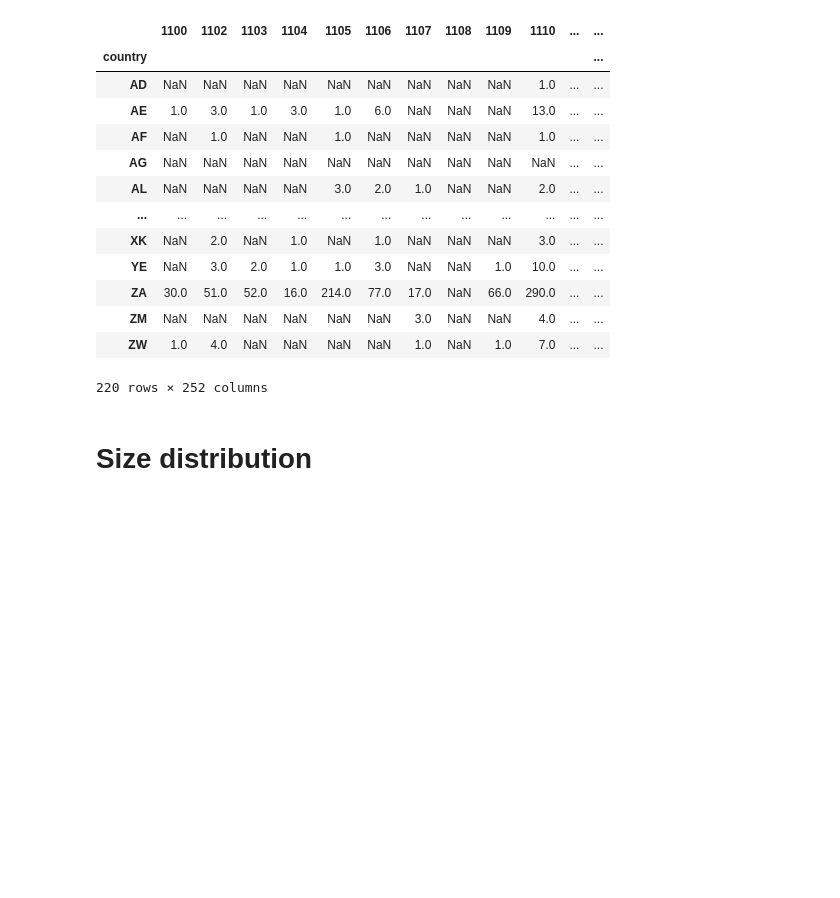
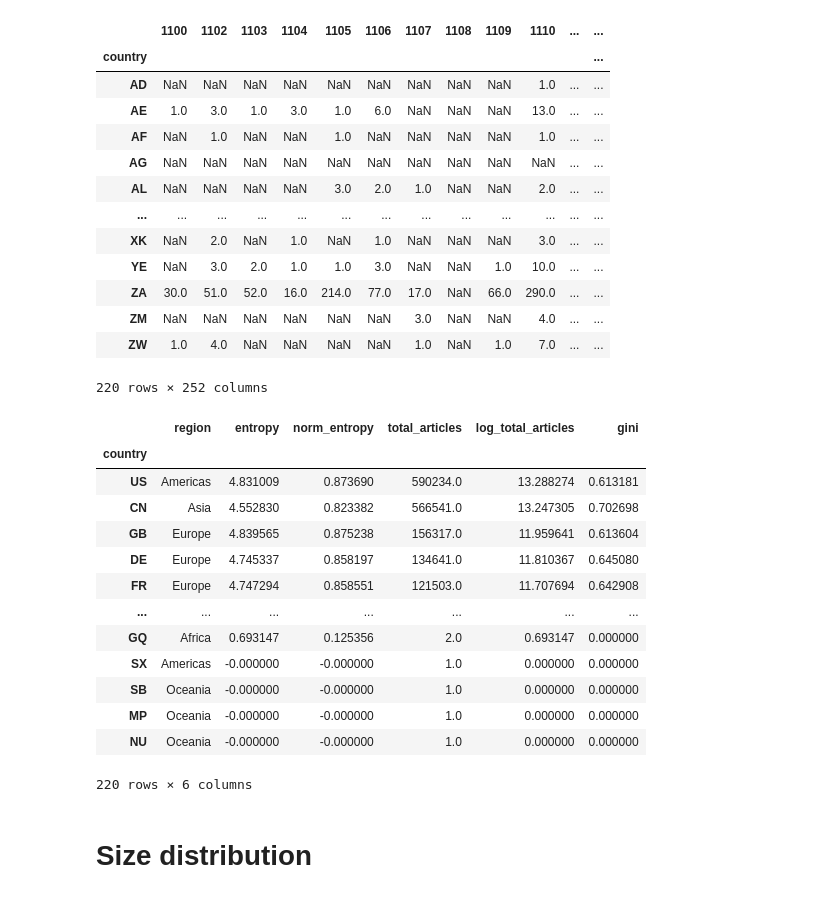
Before and after one commit to irivorobey/geoTopics, a Jupyter notebook: test_articles_by_country.ipynb, the cells around one changed output. Drawn from its saved outputs; the diff is of its cells as text; code cells hidden in the pictures; blank space fills up the shorter version.

```diff
--- a/test_articles_by_country.ipynb
+++ b/test_articles_by_country.ipynb
@@ -59,4 +54,21 @@ df_country_stats = (
 )
+# %%
+df_country_stats
+# %% [output]
+|  | region | entropy | norm_entropy | total_articles | log_total_articles | gini |
+| country |  |  |  |  |  |  |
+| US | Americas | 4.831009 | 0.873690 | 590234.0 | 13.288274 | 0.613181 |
+| CN | Asia | 4.552830 | 0.823382 | 566541.0 | 13.247305 | 0.702698 |
+| GB | Europe | 4.839565 | 0.875238 | 156317.0 | 11.959641 | 0.613604 |
+| DE | Europe | 4.745337 | 0.858197 | 134641.0 | 11.810367 | 0.645080 |
+| FR | Europe | 4.747294 | 0.858551 | 121503.0 | 11.707694 | 0.642908 |
+| ... | ... | ... | ... | ... | ... | ... |
+| GQ | Africa | 0.693147 | 0.125356 | 2.0 | 0.693147 | 0.000000 |
+| SX | Americas | -0.000000 | -0.000000 | 1.0 | 0.000000 | 0.000000 |
+| SB | Oceania | -0.000000 | -0.000000 | 1.0 | 0.000000 | 0.000000 |
+| MP | Oceania | -0.000000 | -0.000000 | 1.0 | 0.000000 | 0.000000 |
+| NU | Oceania | -0.000000 | -0.000000 | 1.0 | 0.000000 | 0.000000 |
+220 rows × 6 columns
 # %%
 # df_country_stats.to_csv(path+"df_country_stats.csv")
 # %% [markdown]
```
Also changed, not shown: parts of 11 cells of this notebook, 3 other files.
